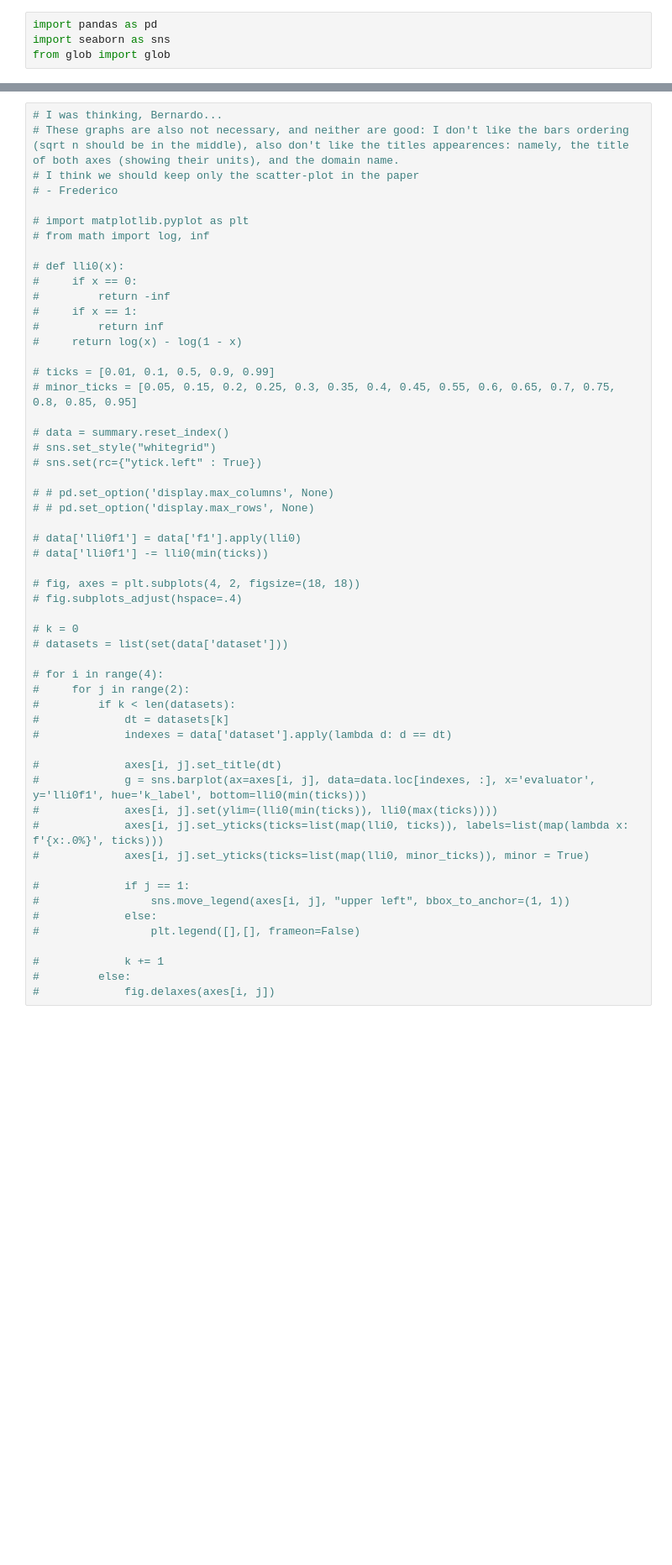
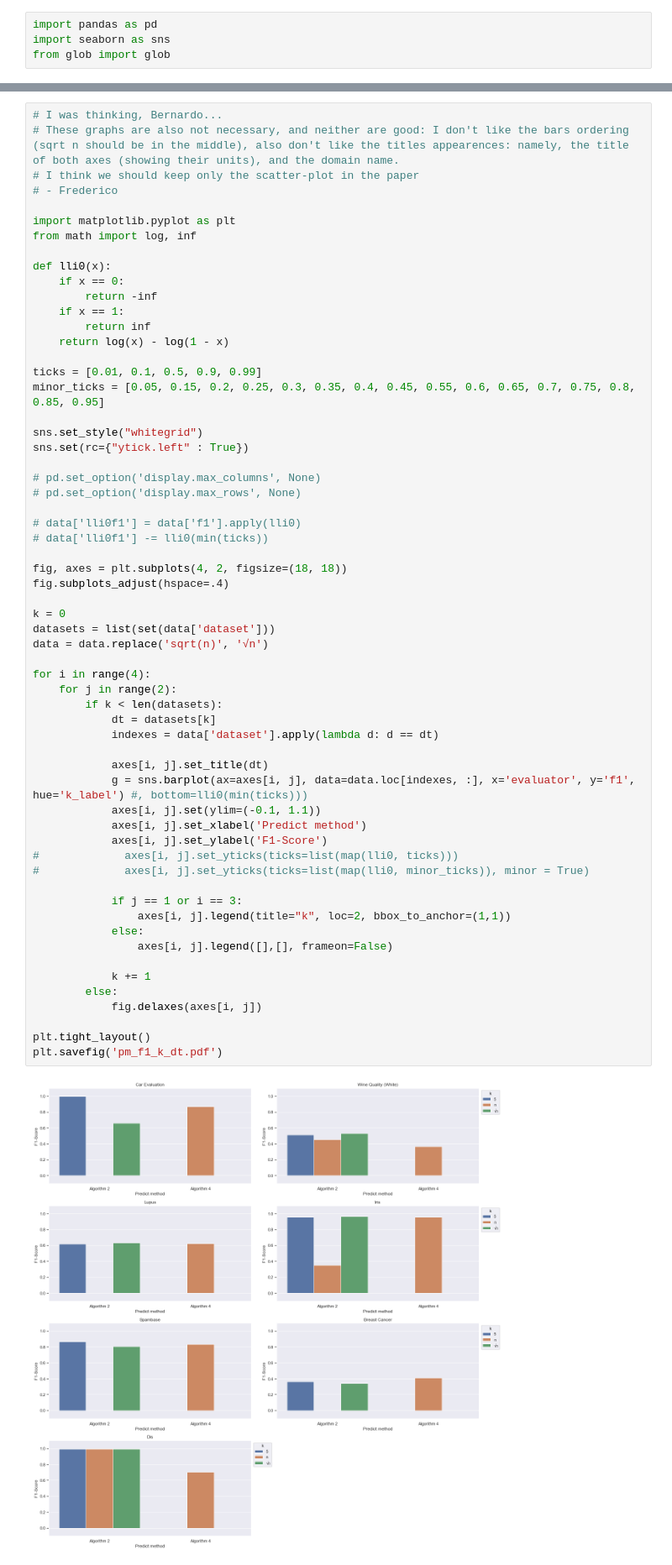
Before and after one commit to btrevizan/reproducible-knn, a Jupyter notebook: analysis/Results analysis.ipynb, the cells around one changed output, grey strips where cells are left out. Shown at 84% size. Saved outputs shown, nothing was run; the diff lists cells and outputs as text; blank space fills up the shorter version.

```diff
--- a/analysis/Results analysis.ipynb
+++ b/analysis/Results analysis.ipynb
@@ -82,55 +124,62 @@ sns.move_legend(ax, "upper left", bbox_to_anchor=(1, 1))
 # %%
 # I was thinking, Bernardo...
 # These graphs are also not necessary, and neither are good: I don't like the bars ordering (sqrt n should be in the middle), also don't like the titles appearences: namely, the title of both axes (showing their units), and the domain name.
 # I think we should keep only the scatter-plot in the paper
 # - Frederico
 
-# import matplotlib.pyplot as plt
-# from math import log, inf
+import matplotlib.pyplot as plt
+from math import log, inf
 
-# def lli0(x):
-#     if x == 0:
-#         return -inf
-#     if x == 1:
-#         return inf
-#     return log(x) - log(1 - x)
+def lli0(x):
+    if x == 0:
+        return -inf
+    if x == 1:
+        return inf
+    return log(x) - log(1 - x)
 
-# ticks = [0.01, 0.1, 0.5, 0.9, 0.99]
-# minor_ticks = [0.05, 0.15, 0.2, 0.25, 0.3, 0.35, 0.4, 0.45, 0.55, 0.6, 0.65, 0.7, 0.75, 0.8, 0.85, 0.95]
+ticks = [0.01, 0.1, 0.5, 0.9, 0.99]
+minor_ticks = [0.05, 0.15, 0.2, 0.25, 0.3, 0.35, 0.4, 0.45, 0.55, 0.6, 0.65, 0.7, 0.75, 0.8, 0.85, 0.95]
 
-# data = summary.reset_index()
-# sns.set_style("whitegrid")
-# sns.set(rc={"ytick.left" : True})
+sns.set_style("whitegrid")
+sns.set(rc={"ytick.left" : True})
 
-# # pd.set_option('display.max_columns', None)
-# # pd.set_option('display.max_rows', None)
+# pd.set_option('display.max_columns', None)
+# pd.set_option('display.max_rows', None)
 
 # data['lli0f1'] = data['f1'].apply(lli0)
 # data['lli0f1'] -= lli0(min(ticks))
 
-# fig, axes = plt.subplots(4, 2, figsize=(18, 18))
-# fig.subplots_adjust(hspace=.4)
+fig, axes = plt.subplots(4, 2, figsize=(18, 18))
+fig.subplots_adjust(hspace=.4)
 
-# k = 0
-# datasets = list(set(data['dataset']))
+k = 0
+datasets = list(set(data['dataset']))
+data = data.replace('sqrt(n)', '√n')
 
-# for i in range(4):
-#     for j in range(2):
-#         if k < len(datasets):
-#             dt = datasets[k]
-#             indexes = data['dataset'].apply(lambda d: d == dt)
+for i in range(4):
+    for j in range(2):
+        if k < len(datasets):
+            dt = datasets[k]
+            indexes = data['dataset'].apply(lambda d: d == dt)
 
-#             axes[i, j].set_title(dt)
-#             g = sns.barplot(ax=axes[i, j], data=data.loc[indexes, :], x='evaluator', y='lli0f1', hue='k_label', bottom=lli0(min(ticks)))
-#             axes[i, j].set(ylim=(lli0(min(ticks)), lli0(max(ticks))))
-#             axes[i, j].set_yticks(ticks=list(map(lli0, ticks)), labels=list(map(lambda x: f'{x:.0%}', ticks)))
+            axes[i, j].set_title(dt)
+            g = sns.barplot(ax=axes[i, j], data=data.loc[indexes, :], x='evaluator', y='f1', hue='k_label') #, bottom=lli0(min(ticks)))
+            axes[i, j].set(ylim=(-0.1, 1.1))
+            axes[i, j].set_xlabel('Predict method')
+            axes[i, j].set_ylabel('F1-Score')
+#             axes[i, j].set_yticks(ticks=list(map(lli0, ticks)))
 #             axes[i, j].set_yticks(ticks=list(map(lli0, minor_ticks)), minor = True)
 
-#             if j == 1:
-#                 sns.move_legend(axes[i, j], "upper left", bbox_to_anchor=(1, 1))
-#             else:
-#                 plt.legend([],[], frameon=False)
+            if j == 1 or i == 3:
+                axes[i, j].legend(title="k", loc=2, bbox_to_anchor=(1,1))
+            else:
+                axes[i, j].legend([],[], frameon=False)
 
-#             k += 1
-#         else:
-#             fig.delaxes(axes[i, j])
+            k += 1
+        else:
+            fig.delaxes(axes[i, j])
+
+plt.tight_layout()
+plt.savefig('pm_f1_k_dt.pdf')
+# %% [output]
+[figure, added]
```
Also changed, not shown: parts of 6 cells of this notebook, 2 other files.
